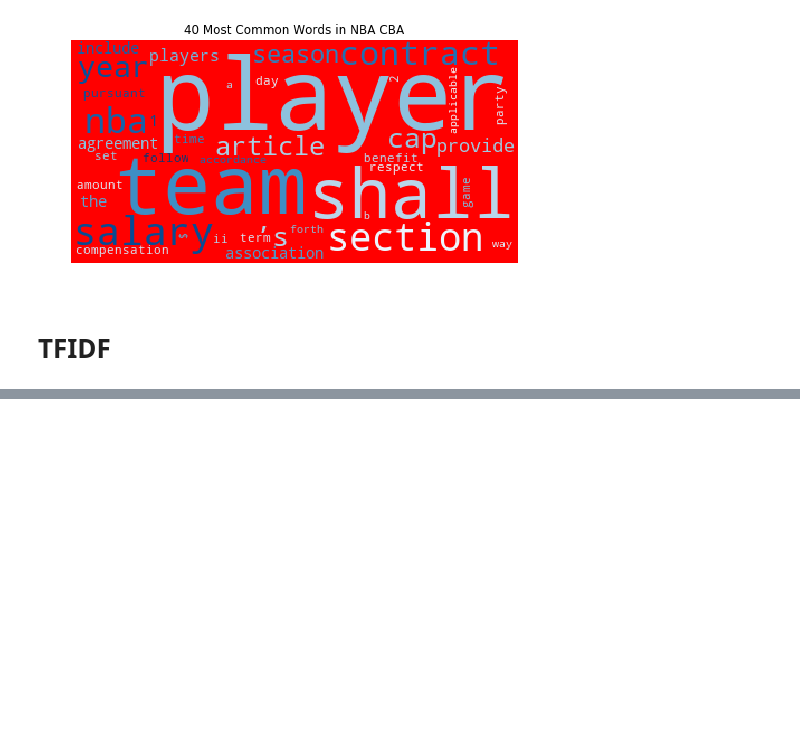
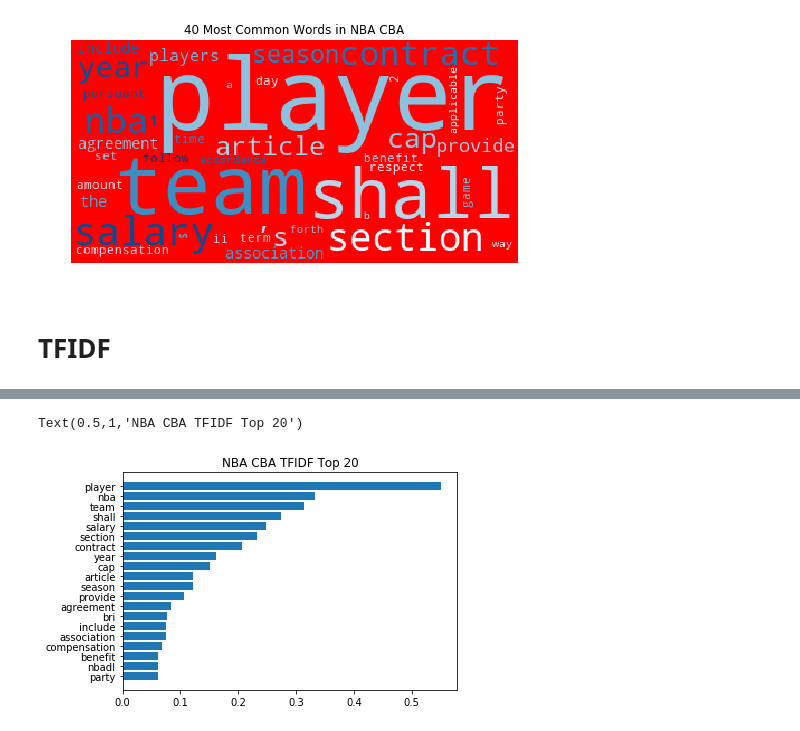
Before and after one commit to wfordh/bkball_programs, a Jupyter notebook: nba_py/cba_nlp.ipynb, the cells around one changed output, grey strips where cells are left out. Cells and saved outputs as stored; diff of their text form; code cells hidden in the pictures; blank space fills up the shorter version.

Commit message:
graphs and functions

```diff
--- a/nba_py/cba_nlp.ipynb
+++ b/nba_py/cba_nlp.ipynb
@@ -143,3 +139,29 @@ def my_tokenizer(text):
     doc = nlp(words)
     lemmas = [token.lemma_ for token in doc if not token.is_stop and not token.is_punct and len(token.lemma_) > 2]
     return lemmas
+
+
+def compute_tfidf(corpus):
+    tfidf = TfidfVectorizer(tokenizer=my_tokenizer)
+    return tfidf.fit(corpus.values())
+
+
+def summarize_tfidf(tfidf, text, n, min_score = 0.08):
+    transformed_input = tfidf.transform([text])
+
+    words = tfidf.get_feature_names()
+
+    # Create tuples of (word, score) and append them to a list
+    output_list = list()
+    for col in transformed_input.nonzero()[1]:
+        tup = (words[col], transformed_input[0, col])
+        output_list.append(tup)
+
+    sorted_list = sorted(output_list, key=lambda output: output[1], reverse = True)
+    sorted_list = sorted_list[:n]
+    trimmed_list = list()
+    for elem in sorted_list:
+        if elem[1] >= min_score:
+            trimmed_list.append(elem)
+
+    return trimmed_list
@@ -148,2 +168,2 @@ tfidf = TfidfVectorizer(tokenizer=my_tokenizer, preprocessor=my_preprocessor)
 # %%
-tfidf.fit(corpus.values())
+tfidf = compute_tfidf(corpus)
@@ -160,2 +170,2 @@ TfidfVectorizer(analyzer='word', binary=False, decode_error='strict',
 # %%
-transformed_input = tfidf.transform([corpus['nba']])
+nba_tfidf = summarize_tfidf(tfidf, corpus['nba'], 20, min_score = 0)
@@ -211,0 +195,7 @@ trimmed_list
+# %%
+plt.barh(y=[t[0] for t in nba_tfidf], width=[t[1] for t in nba_tfidf])
+plt.gca().invert_yaxis()
+plt.title('NBA CBA TFIDF Top 20')
+# %% [output]
+Text(0.5,1,'NBA CBA TFIDF Top 20')
+[figure, added]
```
Also changed, not shown: parts of 11 cells of this notebook.
